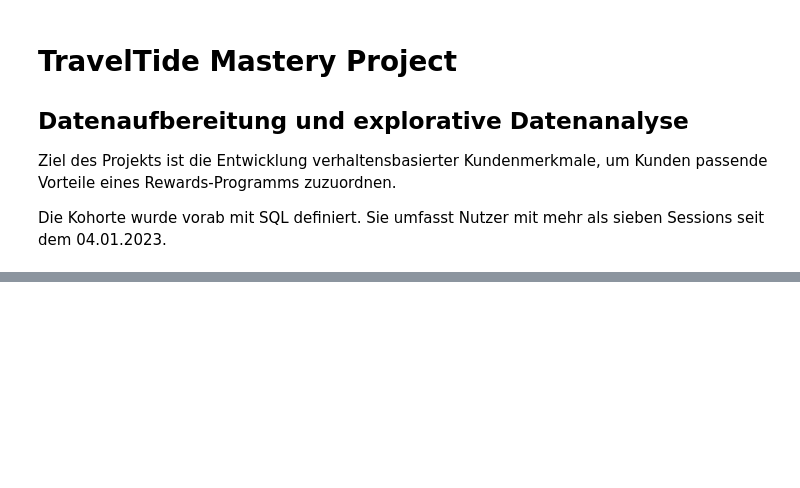
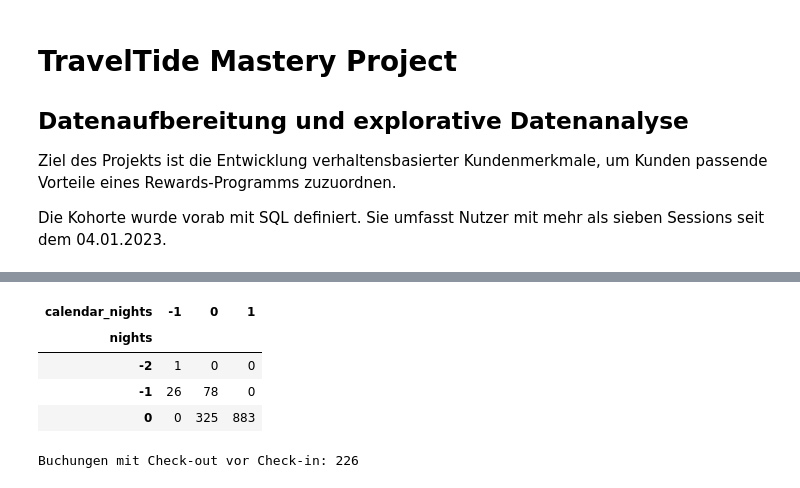
Before and after one commit to norawinkler/traveltide-customer-segmentation, a Jupyter notebook: notebooks/01_data_preparation.ipynb, the cells around one changed output, grey strips where cells are left out. Saved outputs shown, nothing was run; the diff lists cells and outputs as text; code cells hidden in the pictures; blank space fills up the shorter version.

```diff
--- a/notebooks/01_data_preparation.ipynb
+++ b/notebooks/01_data_preparation.ipynb
@@ -83,0 +471,33 @@ print(
+# %%
+# Eingetragenen Wert mit Kalenderdifferenz vergleichen
+
+pd.crosstab(
+    hotels_check.loc[
+        hotels_check["nights"] <= 0,
+        "nights"
+    ],
+    hotels_check.loc[
+        hotels_check["nights"] <= 0,
+        "calendar_nights"
+    ]
+)
+# %% [output]
+| calendar_nights | -1 | 0 | 1 |
+| nights |  |  |  |
+| -2 | 1 | 0 | 0 |
+| -1 | 26 | 78 | 0 |
+| 0 | 0 | 325 | 883 |
+# %%
+# Check-out vor Check-in prüfen
+
+checkout_before_checkin = hotels_check[
+    hotels_check["check_out_time"] <
+    hotels_check["check_in_time"]
+]
+
+print(
+    "Buchungen mit Check-out vor Check-in:",
+    len(checkout_before_checkin)
+)
+# %% [output]
+Buchungen mit Check-out vor Check-in: 226
```
Also changed, not shown: parts of 28 cells of this notebook, 1 other file.
